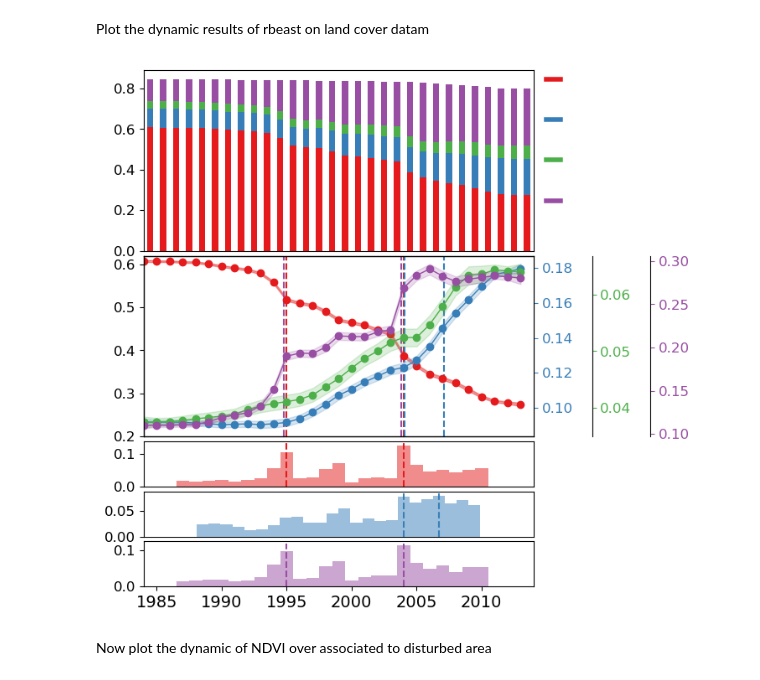
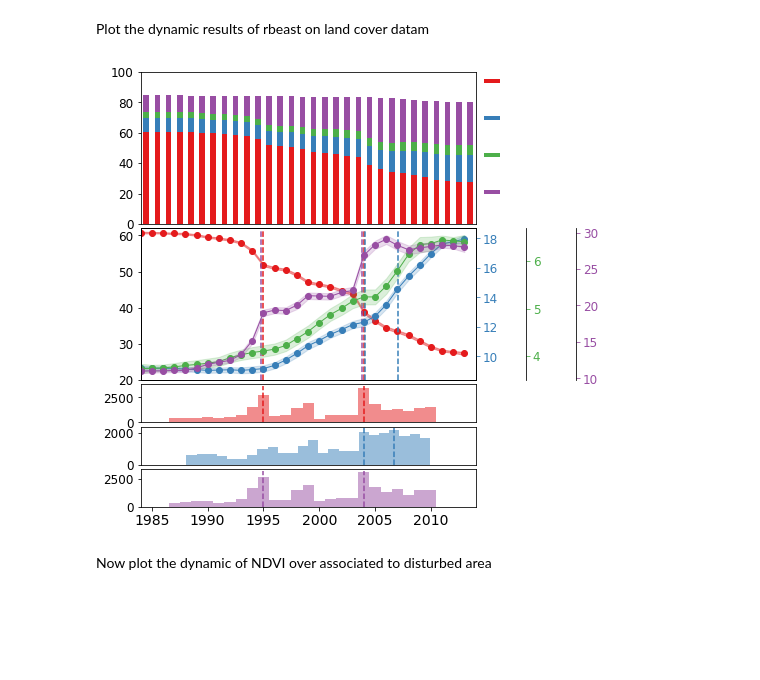
Before and after one commit to hamiddashti/greeness, a Jupyter notebook: codes/src/analyses_v4.ipynb, the cells around one changed output. Cells and saved outputs as stored; diff of their text form; code cells hidden in the pictures; blank space fills up the shorter version.

```diff
--- a/codes/src/analyses_v4.ipynb
+++ b/codes/src/analyses_v4.ipynb
@@ -44,13 +46,13 @@ def most_common_values(arr, n):
 # %%
 percent = xr.open_dataset(
     "../data/percent_cover.nc")["__xarray_dataarray_variable__"].sel(
-        time=slice(1984, 2013))
+        time=slice(1984, 2013))*100
 ndvi = xr.open_dataarray("../data/NDVI_resampled_v2.nc").sel(
     time=slice("1984", "2013")) / 10000
-lai4g = xr.open_dataarray("../data/lai4g_annual_max.nc").sel(
+lai = xr.open_dataarray("../data/lai4g_annual_max.nc").sel(
     time=slice("1984", "2013"))
-percent["lat"] = lai4g["lat"]
-percent["lon"] = lai4g["lon"]
+percent["lat"] = lai["lat"]
+percent["lon"] = lai["lon"]
 # Only focus on vegetative classes
 lc = percent.isel(band=[0, 2, 3, 4]) #EF, srub, herb and barren
 t_short = pd.date_range(start="1984", end="2014", freq="A-Dec").year
@@ -63,8 +65,8 @@ First fine the disturbed pixels which is defined as pixels where at least in yea
 # %%
 lc_diff = lc.diff("time")
 net_change = lc_diff.where(lc_diff > 0.0).sum("band")
-changed = (net_change >= 0.1).any(dim="time")
-not_changed = (net_change < 0.1).all(dim="time")
+changed = (net_change >= 10).any(dim="time")
+not_changed = (net_change < 10).all(dim="time")
 mask_tmp = np.isfinite(lc).all(["band", "time"])
 not_changed = not_changed.where(mask_tmp == True)
 lc_changed = lc.where(changed == True)
@@ -279,7 +285,7 @@ lc_changed_df.plot(ax=ax[0], kind="bar", stacked=True, legend=False, title="", c
 legend_colors = [plt.Line2D([0], [0], color=color, lw=4) for color in color_palette]
 legend_labels = [""] * len(legend_colors)
 ax[0].xaxis.set_tick_params(width=0)
-
+ax[0].set_ylim(0,100)
 # Add custom legend to the plot
 ax[0].legend(legend_colors, legend_labels, title="", bbox_to_anchor=(1, 1.05), loc="upper left", fontsize=12, handlelength=1.0, labelspacing=2, frameon=False)
 
@@ -288,7 +294,7 @@ ax[1].plot(t, Y_ef_mean, color=color_palette[0], linewidth=.1, marker='o')
 ax[1].fill_between(t, ci_ef_0_pd, ci_ef_1_pd, color=color_palette[0], alpha=0.4)
 ax[1].set_xticklabels([])
 # ax[1].set_ylabel("Trend")
-ax[1].set_ylim(0.2, 0.62)
+ax[1].set_ylim(20, 62)
 ax[1].xaxis.set_major_locator(plt.NullLocator())
 ax[1].set_xlim(1984, 2014)
 
@@ -313,20 +319,21 @@ bin_centers = t[:-1] + np.diff(t) / 2
 bin_edges = np.concatenate(
     ([t[0] - (t[1] - t[0]) / 2], bin_centers, [t[-1] + (t[1] - t[0]) / 2]))
 
-ax[2].hist(cp_ef, bins=bin_edges, color=color_palette[0], alpha=0.5,density=True)
+ax[2].hist(cp_ef, bins=bin_edges, color=color_palette[0], alpha=0.5)
 ax[2].set_xlim(1984, 2014)
+
 
 ax[2].set_xticklabels([])
 ax[2].xaxis.set_major_locator(plt.NullLocator())
 ax[2].tick_params(axis="x", labelsize=8)
 ax[2].set_xlim(1984, 2014)
 
-ax[3].hist(cp_sh, bins=bin_edges, color=color_palette[1], alpha=0.5,density=True)
+ax[3].hist(cp_sh, bins=bin_edges, color=color_palette[1], alpha=0.5)
 
 ax[3].set_xticklabels([])
 ax[3].xaxis.set_major_locator(plt.NullLocator())
 
-ax[4].hist(cp_sparse, bins=bin_edges, color=color_palette[3], alpha=0.5,density=True)
+ax[4].hist(cp_sparse, bins=bin_edges, color=color_palette[3], alpha=0.5)
 
 ax[4].tick_params(axis="x", labelsize=14)
 ax[4].set_xlim(1984, 2014)
@@ -352,34 +359,34 @@ ax[1].vlines(np.array(most_common_cp_sh)+0.1,
              ax[1].get_ylim()[1],
              color=color_palette[1],
              linestyle="--")
 ax[1].vlines(np.array(most_common_cp_sparse)-0.2,
              ax[1].get_ylim()[0],
              ax[1].get_ylim()[1],
              color=color_palette[3],
              linestyle="--")
 
 ax[2].vlines(np.array(most_common_cp_ef),
              ax[2].get_ylim()[0],
              ax[2].get_ylim()[1],
              color=color_palette[0],
              linestyle="--")
 
 ax[3].vlines(np.array(most_common_cp_sh),
              ax[3].get_ylim()[0],
              ax[3].get_ylim()[1],
              color=color_palette[1],
              linestyle="--")
 
 ax[4].vlines(np.array(most_common_cp_sparse),
              ax[4].get_ylim()[0],
              ax[4].get_ylim()[1],
              color=color_palette[3],
              linestyle="--")
 fig.align_ylabels()
 
 plt.savefig("../manuscript/figures/LC_dynamics.png", bbox_inches="tight", pad_inches=0.1)
 # %% [output]
-[figure, old version]
+[figure, new version]
 # %% [markdown]
 Now plot the dynamic of NDVI over associated to disturbed area
 # %%
```
Also changed, not shown: parts of 23 cells of this notebook, 32 other files.
